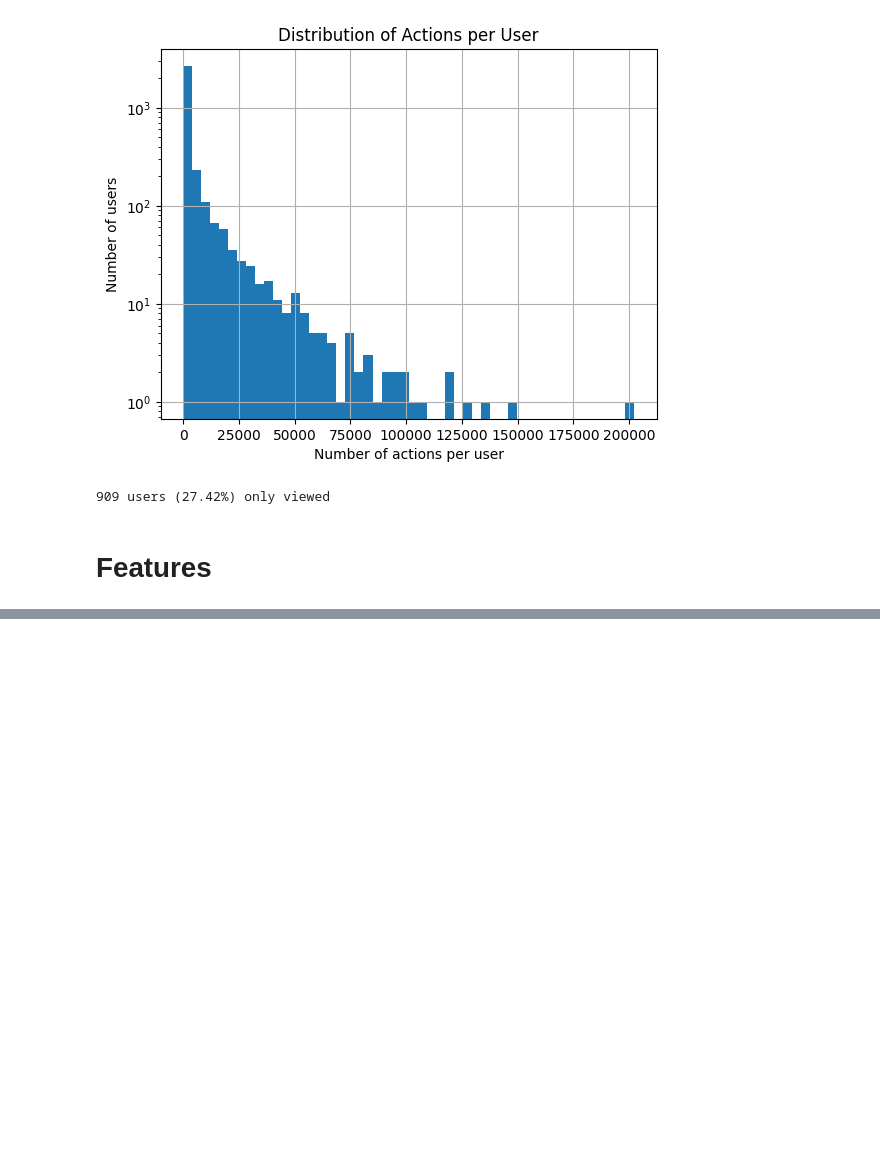
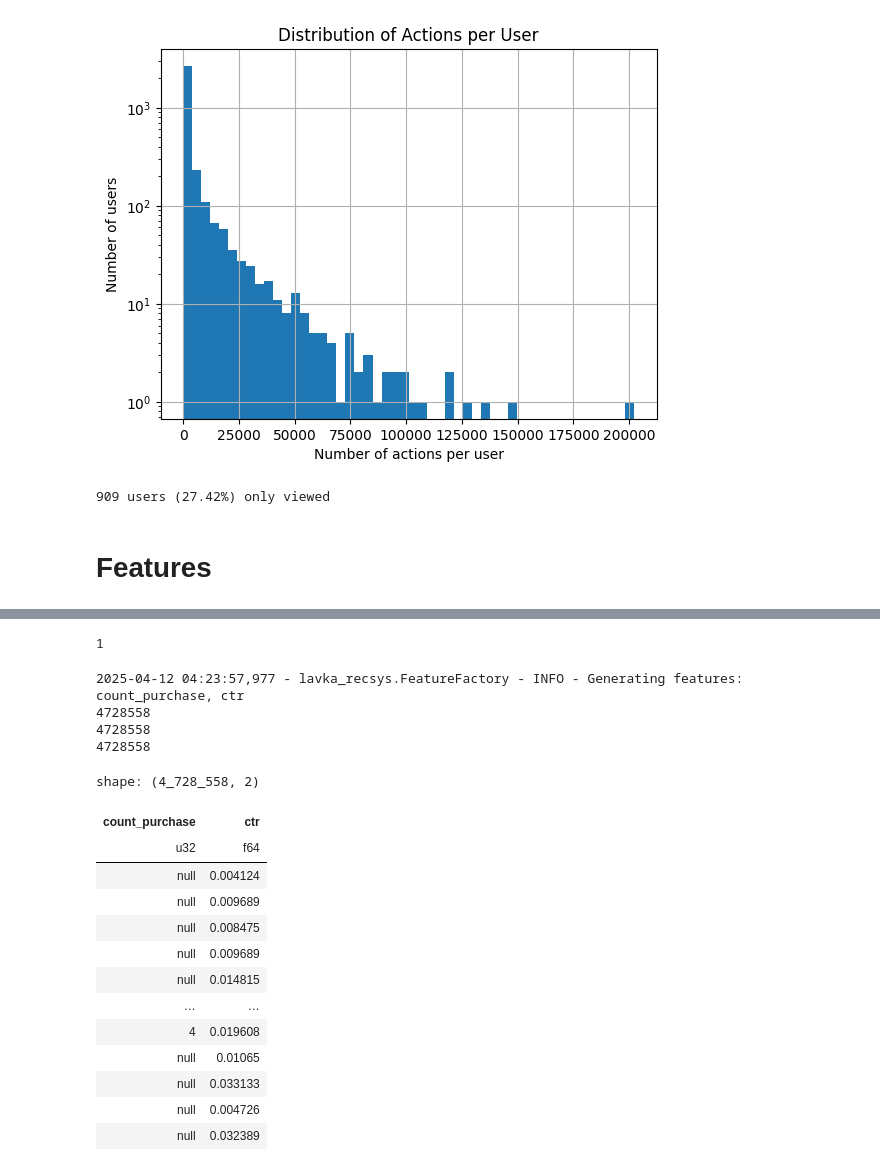
Before and after one commit to almayor/lavka-rs-contest, a Jupyter notebook: homework.ipynb, the cells around one changed output, grey strips where cells are left out. Drawn from its saved outputs; the diff is of its cells as text; code cells hidden in the pictures; blank space fills up the shorter version.

```diff
--- a/homework.ipynb
+++ b/homework.ipynb
@@ -388,0 +409,3 @@ shape: (5, 12)
+# %%
+dl.load_data()
+splits = dl.create_validation_splits()
@@ -388,0 +419,35 @@ shape: (5, 12)
+# %%
+len(splits)
+# %% [output]
+1
+# %%
+(train_history, train_df, val_df) = splits[0]
+# %%
+train_features = ff.generate_features(
+    train_history, train_df, ["count_purchase", 'ctr']
+)
+train_target = ff.generate_target(
+    train_history, train_df, 'CartUpdate_vs_View'
+)
+# %% [output]
+2025-04-12 04:23:57,977 - lavka_recsys.FeatureFactory - INFO - Generating features: count_purchase, ctr
+4728558
+4728558
+4728558
+# %%
+train_features
+# %% [output]
+shape: (4_728_558, 2)
+| count_purchase | ctr |
+| u32 | f64 |
+| null | 0.004124 |
+| null | 0.009689 |
+| null | 0.008475 |
+| null | 0.009689 |
+| null | 0.014815 |
+| … | … |
+| 4 | 0.019608 |
+| null | 0.01065 |
+| null | 0.033133 |
+| null | 0.004726 |
+| null | 0.032389 |
```
Also changed, not shown: parts of 19 cells of this notebook, 19 other files.
